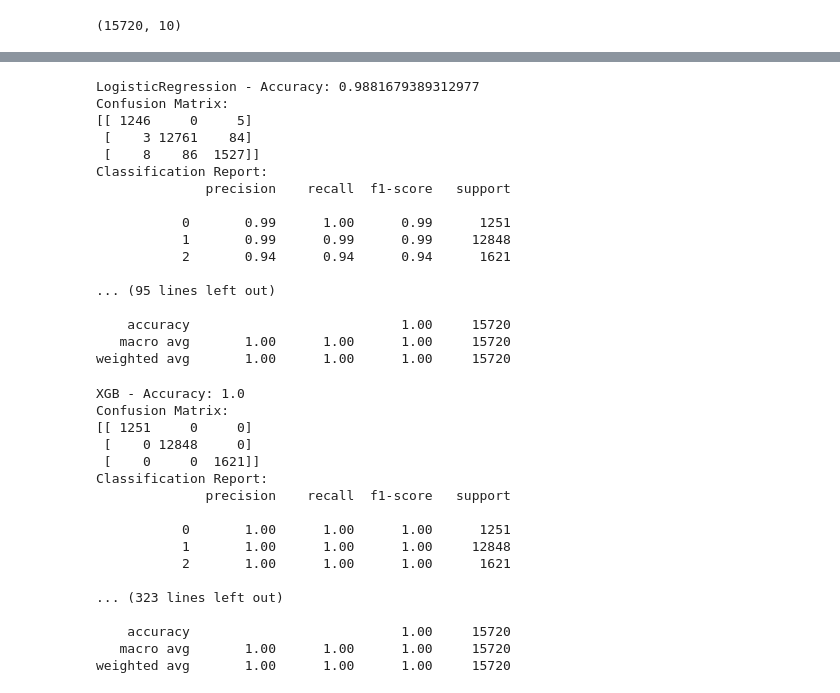
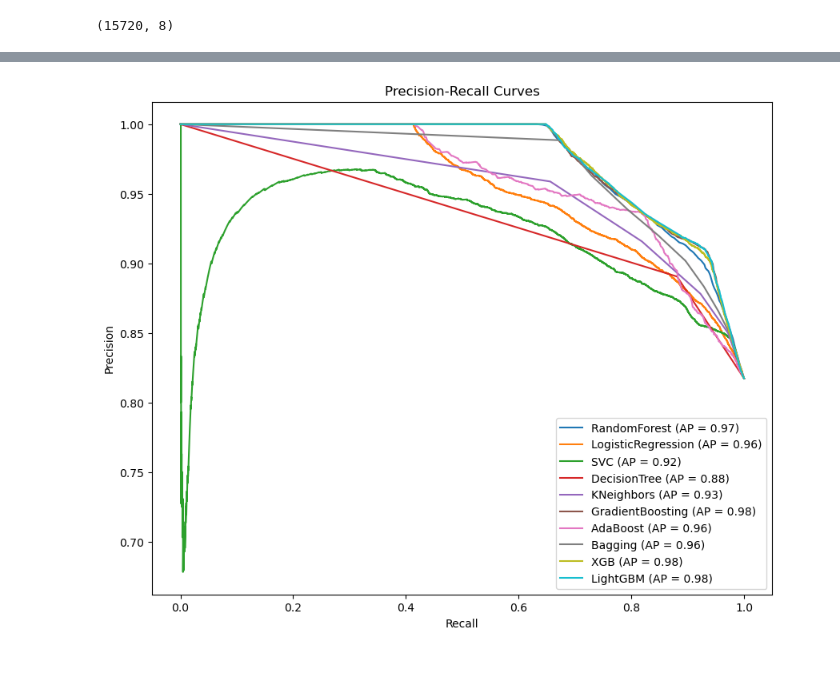
Before and after one commit to Praetor07/Metaverse_Analytics, a Jupyter notebook: Anomaly_model_class.ipynb, the cells around one changed output, grey strips where cells are left out. Saved outputs shown, nothing was run; the diff lists cells and outputs as text; code cells hidden in the pictures; blank space fills up the shorter version.

```diff
--- a/Anomaly_model_class.ipynb
+++ b/Anomaly_model_class.ipynb
@@ -14,5 +14,6 @@ import lightgbm as lgb
 metaverse_df = pd.read_csv('metaverse_transactions_dataset.csv')
 
 # Drop unnecessary columns
-drop_columns = ['timestamp', 'sending_address', 'receiving_address']
+drop_columns = ['timestamp', 'sending_address', 'receiving_address','risk_score','transaction_type']
 metaverse_df = metaverse_df.drop(drop_columns, axis=1)
+metaverse_df['anomaly'] = metaverse_df['anomaly'].replace({'moderate_risk': 'high_risk'})
@@ -19,5 +27,5 @@ metaverse_df = metaverse_df.drop(drop_columns, axis=1)
 # %%
-object_columns = ['transaction_type', 'location_region', 'purchase_pattern', 'age_group']
+object_columns = ['location_region', 'purchase_pattern', 'age_group']
 for col in object_columns:
     le = LabelEncoder()
     metaverse_df[col] = le.fit_transform(metaverse_df[col])
@@ -35,12 +59,22 @@ X_train, X_test, y_train, y_test = train_test_split(X, y, test_size=0.2, random_
 # %%
 X_test.shape
 # %% [output]
-(15720, 10)
+(15720, 8)
 # %%
+import matplotlib.pyplot as plt
+from sklearn.metrics import precision_recall_curve, average_precision_score, accuracy_score, confusion_matrix, classification_report
+from sklearn.ensemble import RandomForestClassifier, GradientBoostingClassifier, AdaBoostClassifier, BaggingClassifier
+from sklearn.linear_model import LogisticRegression
+from sklearn.svm import SVC
+from sklearn.tree import DecisionTreeClassifier
+from sklearn.neighbors import KNeighborsClassifier
+import xgboost as xgb
+import lightgbm as lgb
+
 models = {
     'RandomForest': RandomForestClassifier(random_state=42),
     'LogisticRegression': LogisticRegression(max_iter=1000),
-    'SVC': SVC(decision_function_shape='ovo'),
+    'SVC': SVC(decision_function_shape='ovo', probability=True),  # Ensure probability is True for Precision-Recall curve
     'DecisionTree': DecisionTreeClassifier(random_state=42),
     'KNeighbors': KNeighborsClassifier(),
     'GradientBoosting': GradientBoostingClassifier(random_state=42),
@@ -50,7 +84,9 @@ models = {
     'LightGBM': lgb.LGBMClassifier(learning_rate=0.01, n_estimators=100, random_state=42)
 }
 
-# Train and evaluate models
+fig, ax = plt.subplots(figsize=(10, 8))
+
+# Train, evaluate models, and plot Precision-Recall curves
 for name, model in models.items():
     model.fit(X_train, y_train)
     y_pred = model.predict(X_test)
@@ -60,4 +96,23 @@ for name, model in models.items():
     print(f"{name} - Accuracy: {accuracy}")
     print(f"Confusion Matrix:\n{conf_matrix}")
     print(f"Classification Report:\n{class_report}")
+
+    # Compute Precision-Recall curve and AUC
+    if hasattr(model, "predict_proba"):
+        y_probs = model.predict_proba(X_test)[:, 1]  # probability estimates for the positive class
+    else:
+        # SVC and other models might provide decision function instead of probabilities
+        y_probs = model.decision_function(X_test)
+        y_probs = (y_probs - y_probs.min()) / (y_probs.max() - y_probs.min())  # Scale to [0,1]
+
+    precision, recall, _ = precision_recall_curve(y_test, y_probs)
+    avg_prec = average_precision_score(y_test, y_probs)
+    ax.plot(recall, precision, label=f'{name} (AP = {avg_prec:.2f})')
+
+ax.set_xlabel('Recall')
+ax.set_ylabel('Precision')
+ax.set_title('Precision-Recall Curves')
+ax.legend(loc='best')
+
+plt.show()
 # %% [output]
@@ -86,34 +153 @@ Please also refer to the documentation for alternative solver options:
-LogisticRegression - Accuracy: 0.9881679389312977
-Confusion Matrix:
-[[ 1246     0     5]
- [    3 12761    84]
- [    8    86  1527]]
-Classification Report:
-              precision    recall  f1-score   support
-
-           0       0.99      1.00      0.99      1251
-           1       0.99      0.99      0.99     12848
-           2       0.94      0.94      0.94      1621
-
-... (95 lines left out)
-
-    accuracy                           1.00     15720
-   macro avg       1.00      1.00      1.00     15720
-weighted avg       1.00      1.00      1.00     15720
-XGB - Accuracy: 1.0
-Confusion Matrix:
-[[ 1251     0     0]
- [    0 12848     0]
- [    0     0  1621]]
-Classification Report:
-              precision    recall  f1-score   support
-
-           0       1.00      1.00      1.00      1251
-           1       1.00      1.00      1.00     12848
-           2       1.00      1.00      1.00      1621
-
-... (323 lines left out)
-
-    accuracy                           1.00     15720
-   macro avg       1.00      1.00      1.00     15720
-weighted avg       1.00      1.00      1.00     15720
+[figure, added]
```
Also changed, not shown: parts of 3 cells of this notebook, 2 other files.
